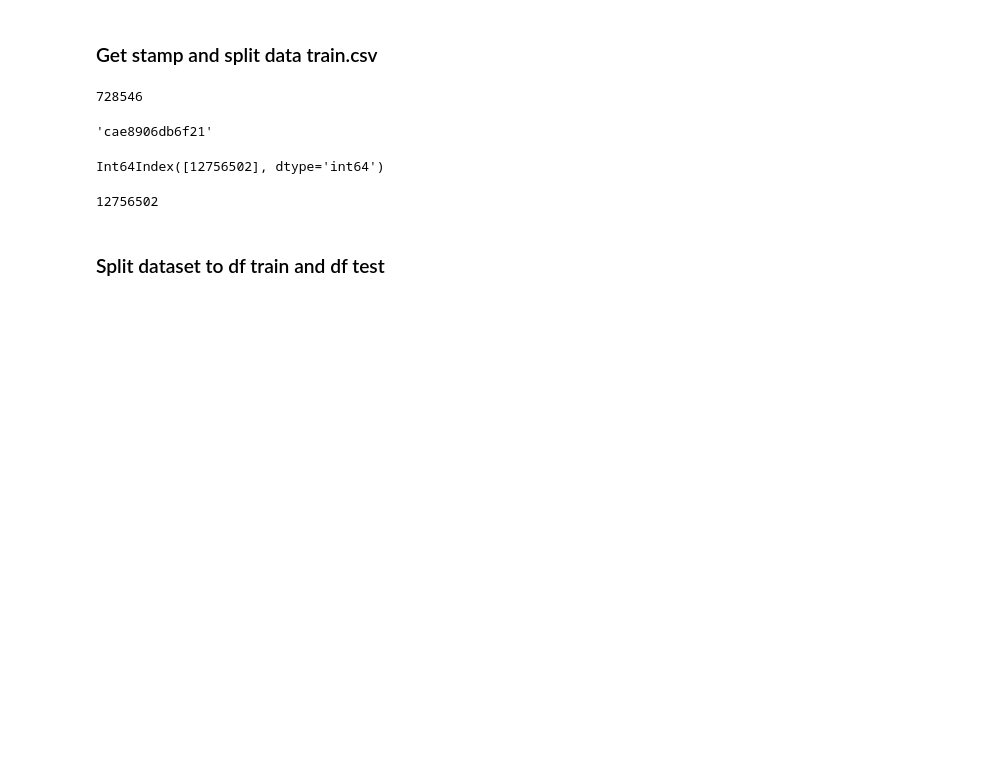
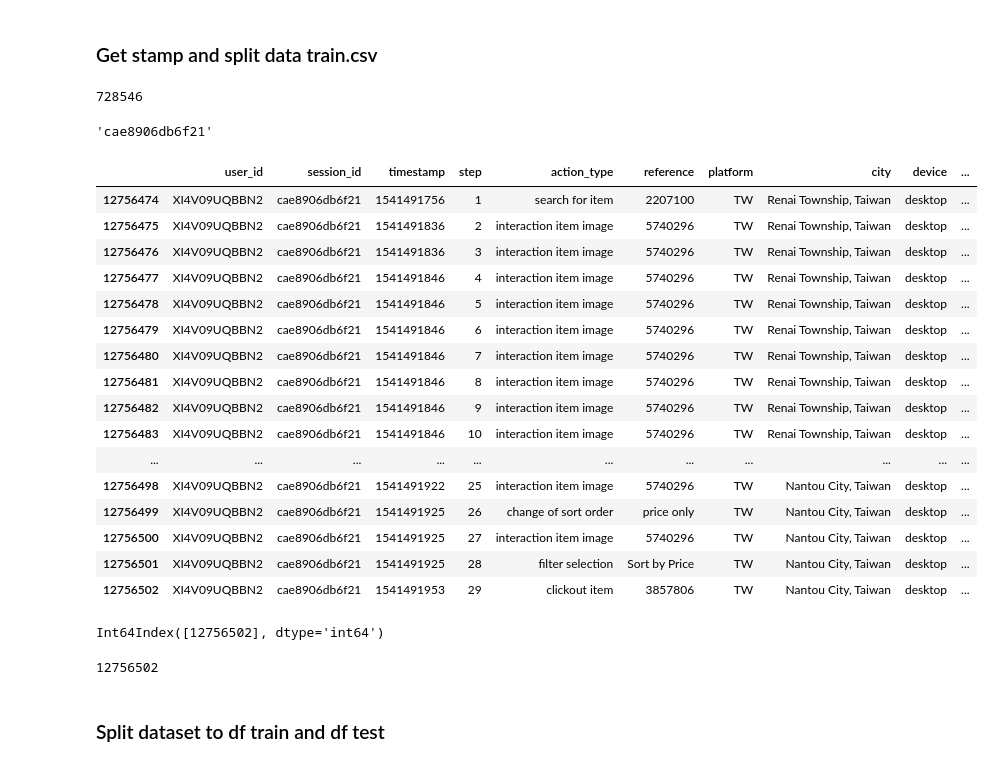
Before and after one commit to Agulaa/trivago-RecSys-Challenge-2019, a Jupyter notebook: Split train data.ipynb, the cells around one changed output. Saved outputs shown, nothing was run; the diff lists cells and outputs as text; code cells hidden in the pictures; blank space fills up the shorter version.

```diff
--- a/Split train data.ipynb
+++ b/Split train data.ipynb
@@ -46,6 +46,26 @@ dftrain_end_session_id = all_session[num_train_session]
 dftrain_end_session_id
 # %% [output]
 'cae8906db6f21'
+# %%
+df[df.session_id==dftrain_end_session_id]
+# %% [output]
+|  | user_id | session_id | timestamp | step | action_type | reference | platform | city | device | ... |
+| 12756474 | XI4V09UQBBN2 | cae8906db6f21 | 1541491756 | 1 | search for item | 2207100 | TW | Renai Township, Taiwan | desktop | ... |
+| 12756475 | XI4V09UQBBN2 | cae8906db6f21 | 1541491836 | 2 | interaction item image | 5740296 | TW | Renai Township, Taiwan | desktop | ... |
+| 12756476 | XI4V09UQBBN2 | cae8906db6f21 | 1541491836 | 3 | interaction item image | 5740296 | TW | Renai Township, Taiwan | desktop | ... |
+| 12756477 | XI4V09UQBBN2 | cae8906db6f21 | 1541491846 | 4 | interaction item image | 5740296 | TW | Renai Township, Taiwan | desktop | ... |
+| 12756478 | XI4V09UQBBN2 | cae8906db6f21 | 1541491846 | 5 | interaction item image | 5740296 | TW | Renai Township, Taiwan | desktop | ... |
+| 12756479 | XI4V09UQBBN2 | cae8906db6f21 | 1541491846 | 6 | interaction item image | 5740296 | TW | Renai Township, Taiwan | desktop | ... |
+| 12756480 | XI4V09UQBBN2 | cae8906db6f21 | 1541491846 | 7 | interaction item image | 5740296 | TW | Renai Township, Taiwan | desktop | ... |
+| 12756481 | XI4V09UQBBN2 | cae8906db6f21 | 1541491846 | 8 | interaction item image | 5740296 | TW | Renai Township, Taiwan | desktop | ... |
+| 12756482 | XI4V09UQBBN2 | cae8906db6f21 | 1541491846 | 9 | interaction item image | 5740296 | TW | Renai Township, Taiwan | desktop | ... |
+| 12756483 | XI4V09UQBBN2 | cae8906db6f21 | 1541491846 | 10 | interaction item image | 5740296 | TW | Renai Township, Taiwan | desktop | ... |
+| ... | ... | ... | ... | ... | ... | ... | ... | ... | ... | ... |
+| 12756498 | XI4V09UQBBN2 | cae8906db6f21 | 1541491922 | 25 | interaction item image | 5740296 | TW | Nantou City, Taiwan | desktop | ... |
+| 12756499 | XI4V09UQBBN2 | cae8906db6f21 | 1541491925 | 26 | change of sort order | price only | TW | Nantou City, Taiwan | desktop | ... |
+| 12756500 | XI4V09UQBBN2 | cae8906db6f21 | 1541491925 | 27 | interaction item image | 5740296 | TW | Nantou City, Taiwan | desktop | ... |
+| 12756501 | XI4V09UQBBN2 | cae8906db6f21 | 1541491925 | 28 | filter selection | Sort by Price | TW | Nantou City, Taiwan | desktop | ... |
+| 12756502 | XI4V09UQBBN2 | cae8906db6f21 | 1541491953 | 29 | clickout item | 3857806 | TW | Nantou City, Taiwan | desktop | ... |
 # %%
 dftrain_last_index = df[df.session_id==dftrain_end_session_id][-1:].index
 dftrain_last_index
```
Also changed, not shown: parts of 15 cells of this notebook, 4 other files.
